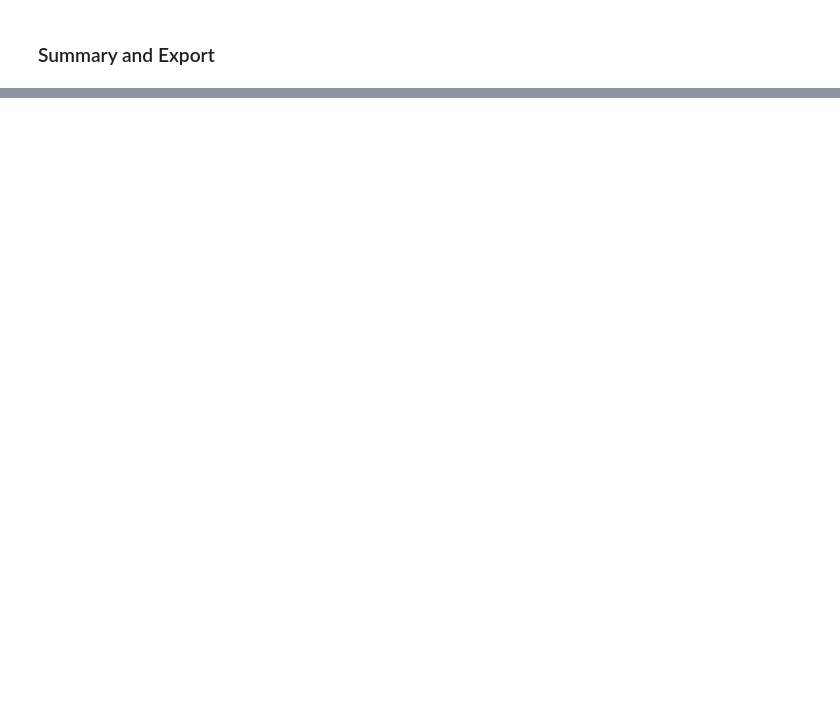
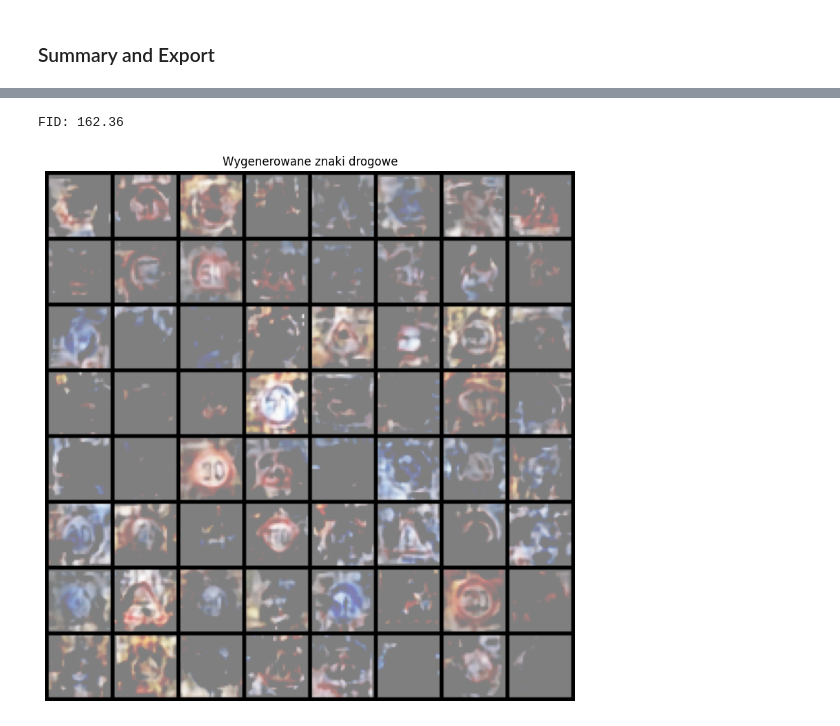
Before and after one commit to hbiegacz/artificial_neural_networks, a Jupyter notebook: mini_project_4/piatek_Biegacz_Cieslik/experiments.ipynb, the cells around one changed output, grey strips where cells are left out. Cells and saved outputs as stored; diff of their text form; code cells hidden in the pictures; blank space fills up the shorter version.

```diff
--- a/mini_project_4/piatek_Biegacz_Cieslik/experiments.ipynb
+++ b/mini_project_4/piatek_Biegacz_Cieslik/experiments.ipynb
@@ -240,16 +300,19 @@ AttributeError: 'list' object has no attribute 'keys'
 # %%
-final_best_config = VAEConfig(
-    latent_dimension=1024,
-    encoder_channels=[32, 64, 128, 256],
-    batch_size=64,
-    kl_weight=0.01,
-    epochs=100,
-    learning_rate=1e-3
-)
-
-final_experiment = VAEExperiment(final_best_config)
-final_experiment.fit(create_data_loader(train_dataset, final_best_config))
-
-final_samples = denormalize_images(final_experiment.generate_samples(1000), final_best_config)
-torch.save(final_samples.cpu().detach(), "piatek_Biegacz_Cieslik.pt")
-print("Process complete. Submission file saved as: piatek_Biegacz_Cieslik.pt")
+fid_value = compute_fid(final_samples, FLAT_REFERENCE_DIR)
+print(f"FID: {fid_value:.2f}")
+# %% [output]
+FID: 162.36
+# %%
+import matplotlib.pyplot as plt
+
+samples = torch.load("mini_project_4/piatek_Biegacz_Cieslik/piatek_Biegacz_Cieslik.pt",     weights_only=True)
+
+grid = torchvision.utils.make_grid(samples[:64], nrow=8)
+
+plt.figure(figsize=(10, 10))
+plt.imshow(grid.permute(1, 2, 0).numpy())
+plt.title("Wygenerowane znaki drogowe")
+plt.axis("off")
+plt.show()
+# %% [output]
+[figure, added]
```
Also changed, not shown: parts of 9 cells of this notebook, 3 other files.
